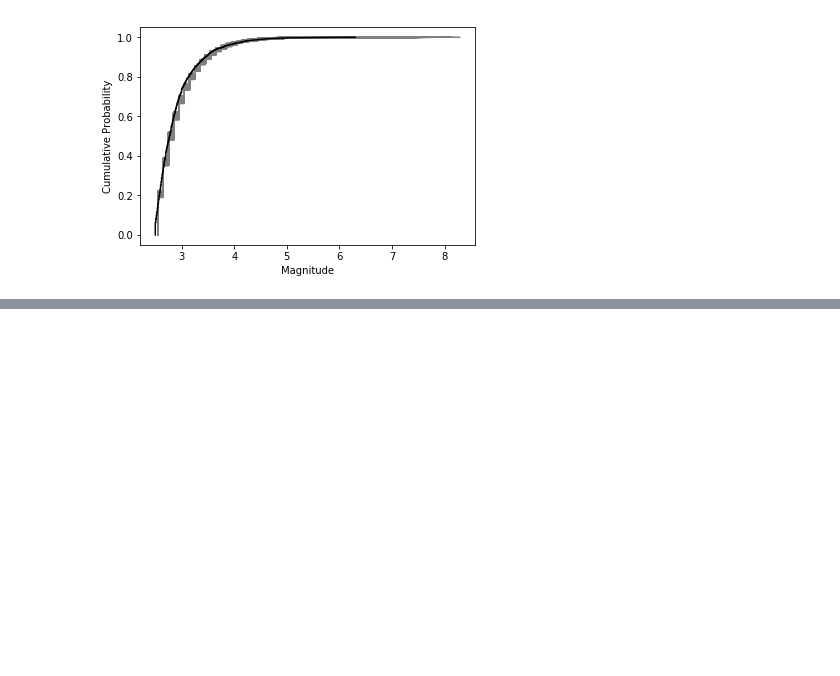
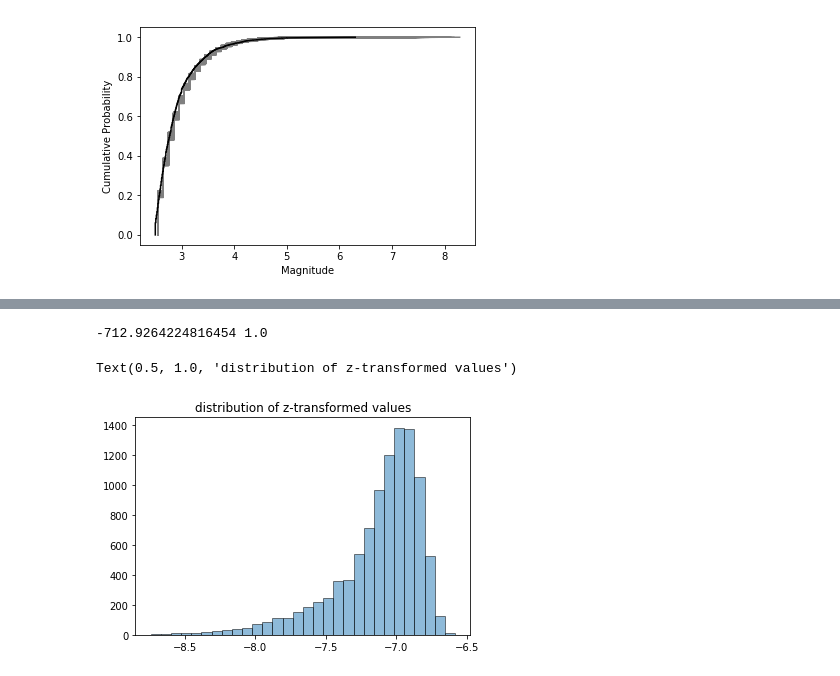
Before and after one commit to SCECcode/pycsep, a Jupyter notebook: notes/m_test_prototype.ipynb, the cells around one changed output, grey strips where cells are left out. Drawn from its saved outputs; the diff is of its cells as text; code cells hidden in the pictures; blank space fills up the shorter version.

```diff
--- a/notes/m_test_prototype.ipynb
+++ b/notes/m_test_prototype.ipynb
@@ -156,0 +391,16 @@ Text(0, 0.5, 'Cumulative Probability')
+# %%
+# combine using Z-transform [Whitlock, 2005]
+z_values = []
+k = len(p_values)
+for p in p_values:
+    z_values.append(scipy.stats.norm.ppf(p))
+z_stat = np.sum(np.array(z_values))/sqrt(k)
+p_value = scipy.stats.norm.sf(z_stat)
+print(z_stat, p_value)
+
+ax = hist(z_values, bins=30, edgecolor='black', alpha=0.5)
+title('distribution of z-transformed values')
+# %% [output]
+-712.9264224816454 1.0
+Text(0.5, 1.0, 'distribution of z-transformed values')
+[figure, added]
```
Also changed, not shown: parts of 19 cells of this notebook, 6 other files.
